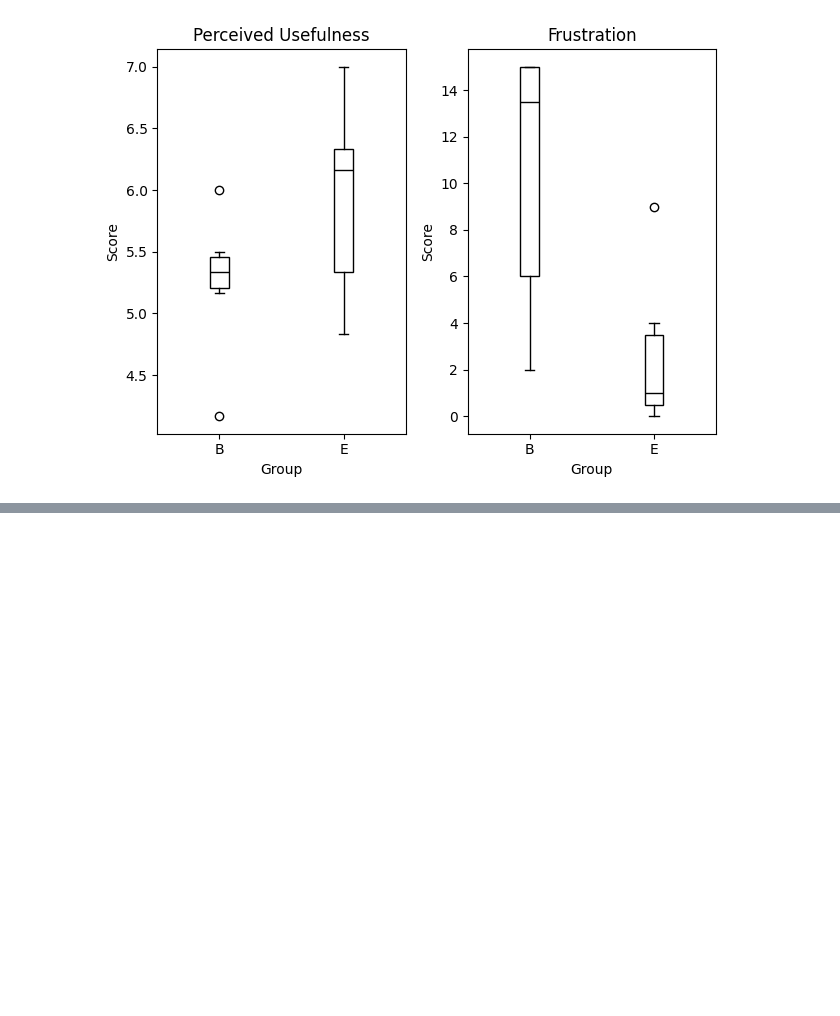
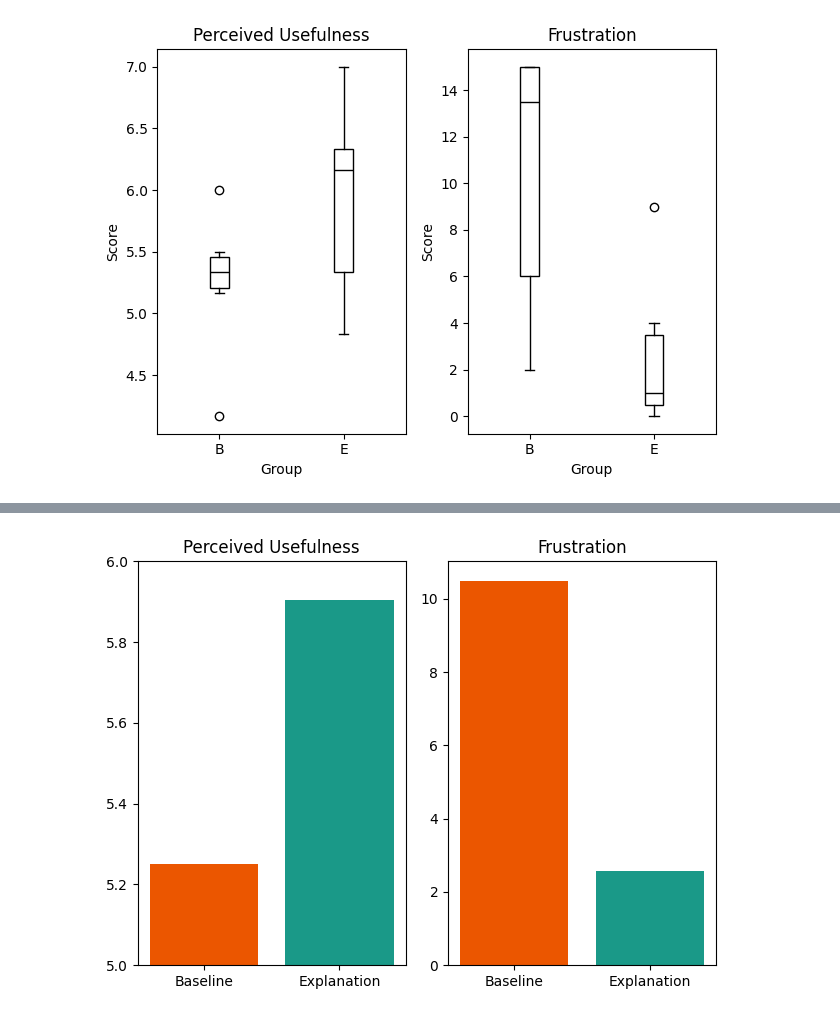
Before and after one commit to nimble-byte/thesis-code, a Jupyter notebook: evaluation/evaluation.ipynb, the cells around one changed output, grey strips where cells are left out. Drawn from its saved outputs; the diff is of its cells as text; code cells hidden in the pictures; blank space fills up the shorter version.

```diff
--- a/evaluation/evaluation.ipynb
+++ b/evaluation/evaluation.ipynb
@@ -321,0 +324,13 @@ for const in constructs:
+# %%
+fig, axes = plt.subplots(1, 2)
+
+axes[0].bar(["Baseline", "Explanation"], stat_results_df[["Base Mean", "Explanation Mean"]].iloc[0], color=["#eb5600", "#1a9988"])
+axes[0].set_title("Perceived Usefulness")
+axes[0].set_ylim(5, 6)
+
+axes[1].bar(["Baseline", "Explanation"], stat_results_df[["Base Mean", "Explanation Mean"]].iloc[-1], color=["#eb5600", "#1a9988"])
+axes[1].set_title("Frustration")
+
+plt.tight_layout()
+# %% [output]
+[figure, added]
```
Also changed, not shown: parts of 5 cells of this notebook.
